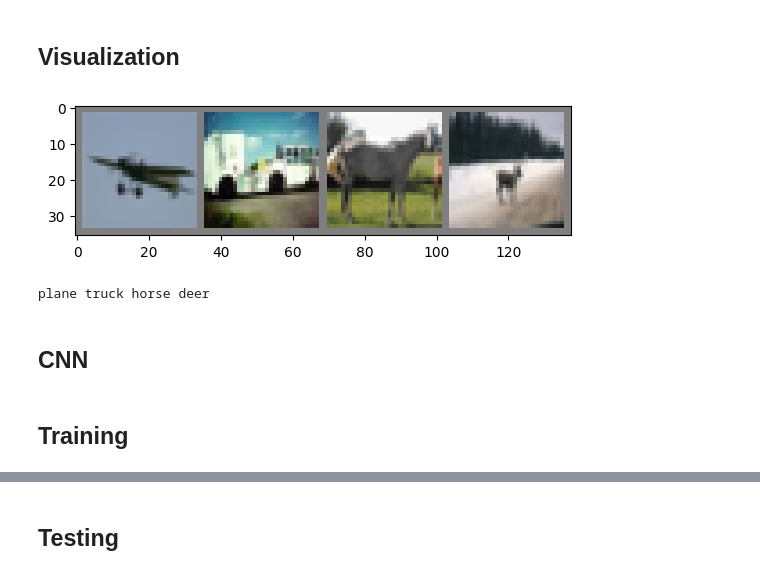
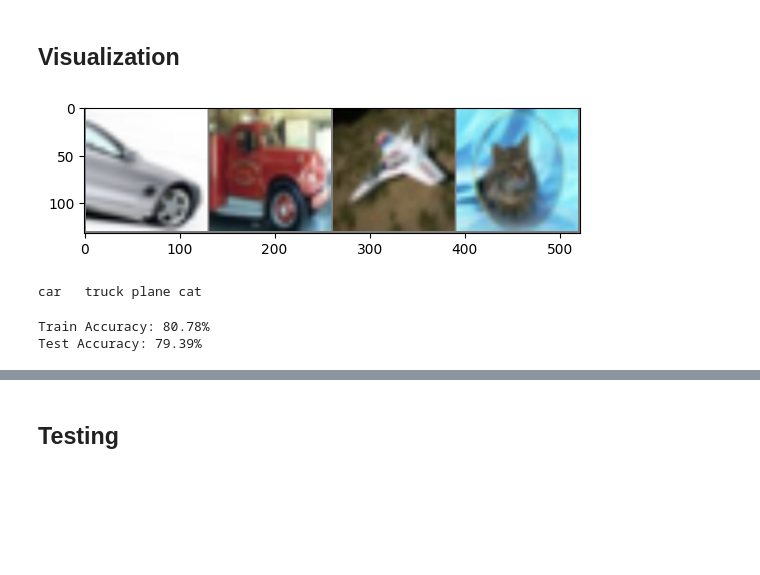
Before and after one commit to itmo-ml-lab-ML-course/images-Gulyamova, a Jupyter notebook: labimageclassification.ipynb, the cells around one changed output, grey strips where cells are left out. Drawn from its saved outputs; the diff is of its cells as text; code cells hidden in the pictures; blank space fills up the shorter version.

```diff
--- a/labimageclassification.ipynb
+++ b/labimageclassification.ipynb
@@ -17,21 +11,18 @@ from transformers import AutoProcessor, Blip2ForConditionalGeneration
 # %% [markdown]
 ## Loading data
 # %%
-transform = transforms.Compose([transforms.ToTensor(),
-                                 transforms.Normalize((0.5, 0.5, 0.5), (0.5, 0.5, 0.5))])
-batch_size = 4
-trainset = torchvision.datasets.CIFAR10(root='./data', train=True,
-                                        download=True, transform=transform)
-trainloader = torch.utils.data.DataLoader(trainset, batch_size=batch_size,
-                                          shuffle=True, num_workers=2)
+# Загрузка и предобработка данных CIFAR-10
+transform = transforms.Compose([
+    transforms.Resize((128, 128)),
+    transforms.ToTensor(),
+    transforms.Normalize((0.5, 0.5, 0.5), (0.5, 0.5, 0.5)),
+])
 
-testset = torchvision.datasets.CIFAR10(root='./data', train=False,
-                                       download=True, transform=transform)
-testloader = torch.utils.data.DataLoader(testset, batch_size=batch_size,
-                                         shuffle=False, num_workers=2)
+trainset = torchvision.datasets.CIFAR10(root='./data', train=True, download=True, transform=transform)
+trainloader = torch.utils.data.DataLoader(trainset, batch_size=64, shuffle=True)
 
-classes = ('plane', 'car', 'bird', 'cat',
-           'deer', 'dog', 'frog', 'horse', 'ship', 'truck')
+testset = torchvision.datasets.CIFAR10(root='./data', train=False, download=True, transform=transform)
+testloader = torch.utils.data.DataLoader(testset, batch_size=64, shuffle=False)
 # %% [output]
 Files already downloaded and verified
 Files already downloaded and verified
@@ -40,16 +63,20 @@ Files already downloaded and verified
 # %%
 def imshow(img):
     img = img / 2 + 0.5
     npimg = img.numpy()
     plt.imshow(np.transpose(npimg, (1, 2, 0)))
     plt.show()
 
+classes = ('plane', 'car', 'bird', 'cat', 'deer', 'dog', 'frog', 'horse', 'ship', 'truck')
+
+# Получаем некоторые случайные обучающие изображения
 dataiter = iter(trainloader)
 images, labels = next(dataiter)
-imshow(make_grid(images))
-print(' '.join(f'{classes[labels[j]]:5s}' for j in range(batch_size)))
+
+# Выводим изображения
+imshow(torchvision.utils.make_grid(images[:4]))
+# Печатаем метки для каждого изображения
+print(' '.join(f'{classes[labels[j]]:5s}' for j in range(4)))
 # %% [output]
-[figure, old version]
+[figure, new version]
-plane truck horse deer
+car   truck plane cat
-# %% [markdown]
-## CNN
@@ -78,3 +83 @@ model = Model()
-# %% [markdown]
-## Training
 # %%
@@ -101,0 +103,27 @@ def training(count_epoch, criterion, optimizer):
+# %%
+def evaluate_model(model, dataloader):
+    model.eval()  # Переключаем модель в режим оценки
+    correct = 0
+    total = 0
+
+    with torch.no_grad():  # Отключаем вычисление градиентов для ускорения
+        for images, labels in dataloader:
+            images, labels = images.to(device), labels.to(device)
+            outputs = model(images)
+            _, predicted = torch.max(outputs.data, 1)
+            total += labels.size(0)
+            correct += (predicted == labels).sum().item()
+
+    accuracy = 100 * correct / total
+    return accuracy
+
+# Вычисляем точность на обучающем наборе данных
+train_accuracy = evaluate_model(model, trainloader)
+print(f'Train Accuracy: {train_accuracy:.2f}%')
+
+# Вычисляем точность на тестовом наборе данных
+test_accuracy = evaluate_model(model, testloader)
+print(f'Test Accuracy: {test_accuracy:.2f}%')
+# %% [output]
+Train Accuracy: 80.78%
+Test Accuracy: 79.39%
```
Also changed, not shown: parts of 16 cells of this notebook.
